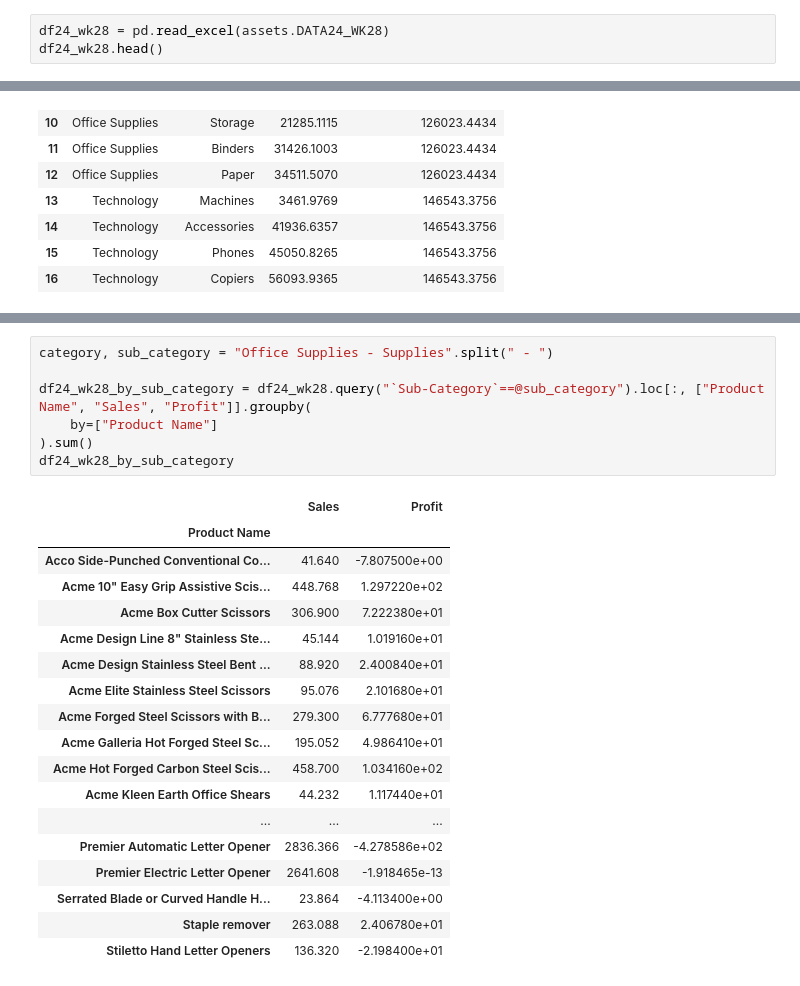
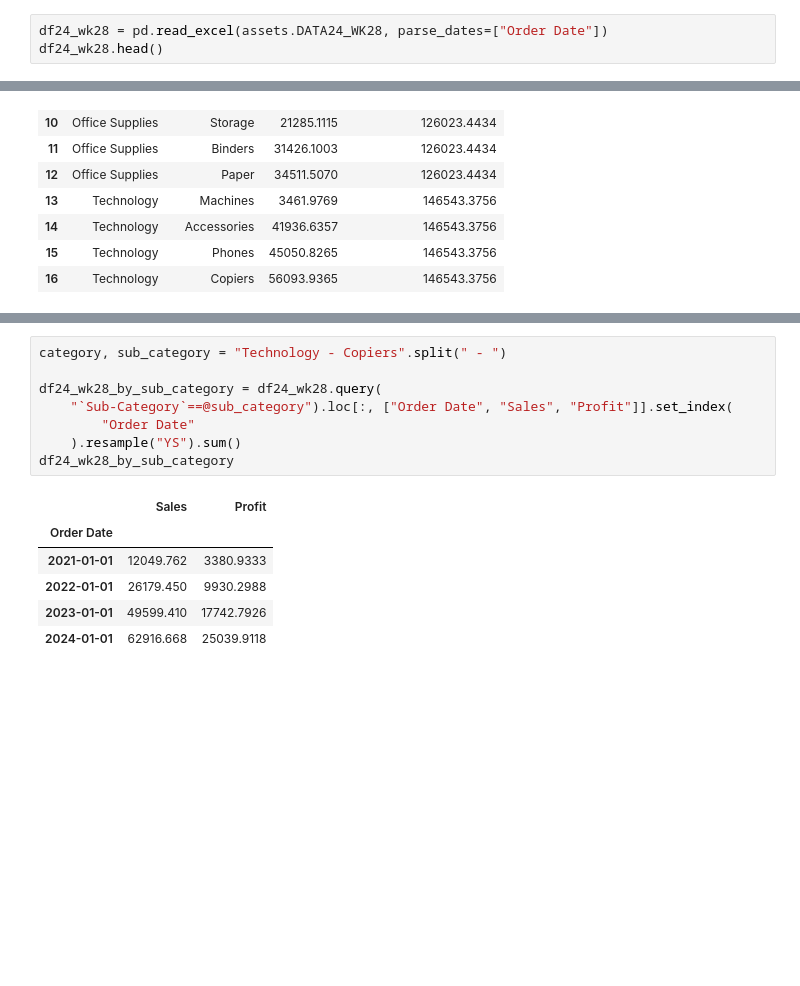
Before and after one commit to chenyulue/figure_friday, a Jupyter notebook: Figure_Friday.ipynb, the cells around one changed output, grey strips where cells are left out. Drawn from its saved outputs; the diff is of its cells as text; blank space fills up the shorter version.

```diff
--- a/Figure_Friday.ipynb
+++ b/Figure_Friday.ipynb
@@ -17,7 +17,7 @@ fig = px.scatter(df_filtered, x='Sales', y='Profit', color='Category', title='Sa
 # Show the plot
 fig.show()
 # %%
-df24_wk28 = pd.read_excel(assets.DATA24_WK28)
+df24_wk28 = pd.read_excel(assets.DATA24_WK28, parse_dates=["Order Date"])
 df24_wk28.head()
 # %% [output]
 |  | Row ID | Order ID | Order Date | Ship Date | Ship Mode | Customer ID | Customer Name | Segment | ... |
@@ -175,29 +174,18 @@ fig.update_layout(
 
 fig.show()
 # %%
-category, sub_category = "Office Supplies - Supplies".split(" - ")
+category, sub_category = "Technology - Copiers".split(" - ")
 
-df24_wk28_by_sub_category = df24_wk28.query("`Sub-Category`==@sub_category").loc[:, ["Product Name", "Sales", "Profit"]].groupby(
-    by=["Product Name"]
-).sum()
+df24_wk28_by_sub_category = df24_wk28.query(
+    "`Sub-Category`==@sub_category").loc[:, ["Order Date", "Sales", "Profit"]].set_index(
+        "Order Date"
+    ).resample("YS").sum()
 df24_wk28_by_sub_category
 # %% [output]
 |  | Sales | Profit |
-| Product Name |  |  |
-| Acco Side-Punched Conventional Co... | 41.640 | -7.807500e+00 |
-| Acme 10" Easy Grip Assistive Scis... | 448.768 | 1.297220e+02 |
-| Acme Box Cutter Scissors | 306.900 | 7.222380e+01 |
-| Acme Design Line 8" Stainless Ste... | 45.144 | 1.019160e+01 |
-| Acme Design Stainless Steel Bent ... | 88.920 | 2.400840e+01 |
-| Acme Elite Stainless Steel Scissors | 95.076 | 2.101680e+01 |
-| Acme Forged Steel Scissors with B... | 279.300 | 6.777680e+01 |
-| Acme Galleria Hot Forged Steel Sc... | 195.052 | 4.986410e+01 |
-| Acme Hot Forged Carbon Steel Scis... | 458.700 | 1.034160e+02 |
-| Acme Kleen Earth Office Shears | 44.232 | 1.117440e+01 |
-| ... | ... | ... |
-| Premier Automatic Letter Opener | 2836.366 | -4.278586e+02 |
-| Premier Electric Letter Opener | 2641.608 | -1.918465e-13 |
-| Serrated Blade or Curved Handle H... | 23.864 | -4.113400e+00 |
-| Staple remover | 263.088 | 2.406780e+01 |
-| Stiletto Hand Letter Openers | 136.320 | -2.198400e+01 |
+| Order Date |  |  |
+| 2021-01-01 | 12049.762 | 3380.9333 |
+| 2022-01-01 | 26179.450 | 9930.2988 |
+| 2023-01-01 | 49599.410 | 17742.7926 |
+| 2024-01-01 | 62916.668 | 25039.9118 |
 # %%
```
Also changed, not shown: parts of 5 cells of this notebook, 6 other files.
